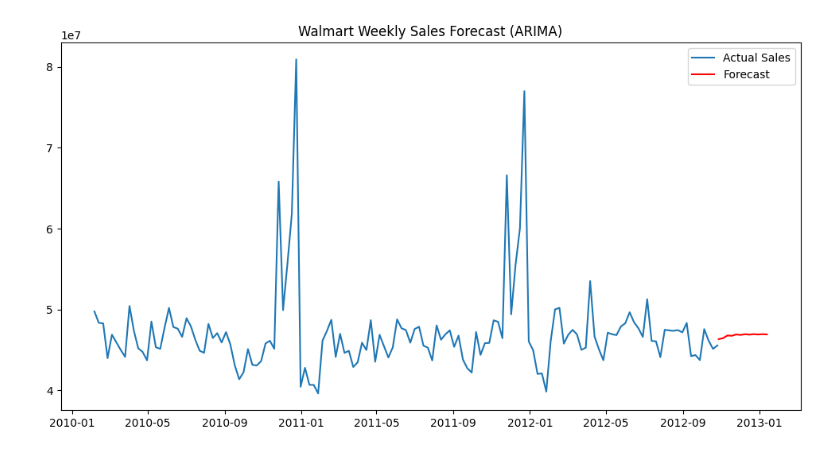
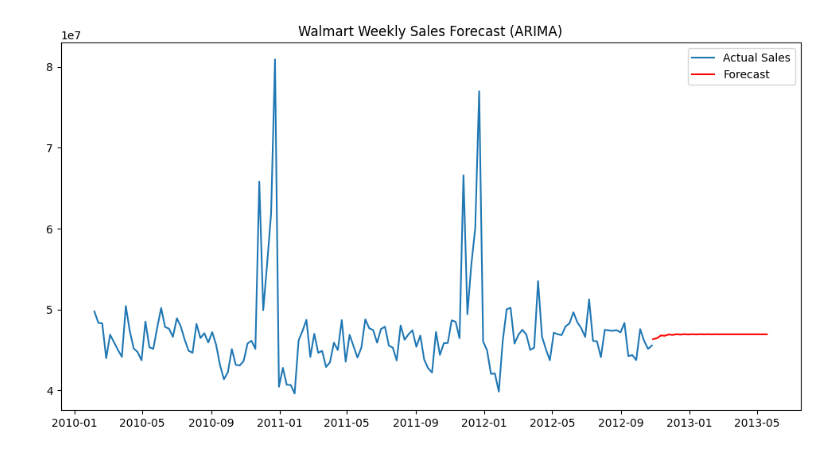
Before and after one commit to DonaldCaffey2531/walmart-sales-forecasting, a Jupyter notebook: notebooks/ARIMA.ipynb, the cells around one changed output. Saved outputs shown, nothing was run; the diff lists cells and outputs as text; code cells hidden in the pictures.

```diff
--- a/notebooks/ARIMA.ipynb
+++ b/notebooks/ARIMA.ipynb
@@ -4,7 +4,9 @@ import matplotlib.pyplot as plt
 from statsmodels.tsa.arima.model import ARIMA
 # %%
 # Load your cleaned dataset (or train.csv directly)
-df = pd.read_csv("../datasets/train.csv", parse_dates=["Date"])
+df = pd.read_csv("../datasets/clean_walmart.csv", parse_dates=["Date"])
+
+print(df.head())
 
 # Aggregate sales by date (all stores + depts)
 sales = df.groupby("Date")["Weekly_Sales"].sum().reset_index()
@@ -48,20 +60,20 @@ Warnings:
 [2] Covariance matrix is singular or near-singular, with condition number 7.77e+42. Standard errors may be unstable.
 # %%
 # Forecast next 12 weeks
-forecast = model_fit.forecast(steps=12)
+forecast = model_fit.forecast(steps=30)
 
 # Create forecast index
-forecast_index = pd.date_range(sales.index[-1], periods=12, freq="W")
+forecast_index = pd.date_range(sales.index[-1], periods=30, freq="W")
 
 # Plot results
 plt.figure(figsize=(12,6))
 plt.plot(sales.index, sales["Weekly_Sales"], label="Actual Sales")
 plt.plot(forecast_index, forecast, label="Forecast", color="red")
 plt.legend()
 plt.title("Walmart Weekly Sales Forecast (ARIMA)")
 plt.show()
 # %% [output]
-[figure, old version]
+[figure, new version]
 # %%
 from sklearn.metrics import mean_squared_error
 import numpy as np
```
Also changed, not shown: parts of 5 cells of this notebook, 16 other files.
